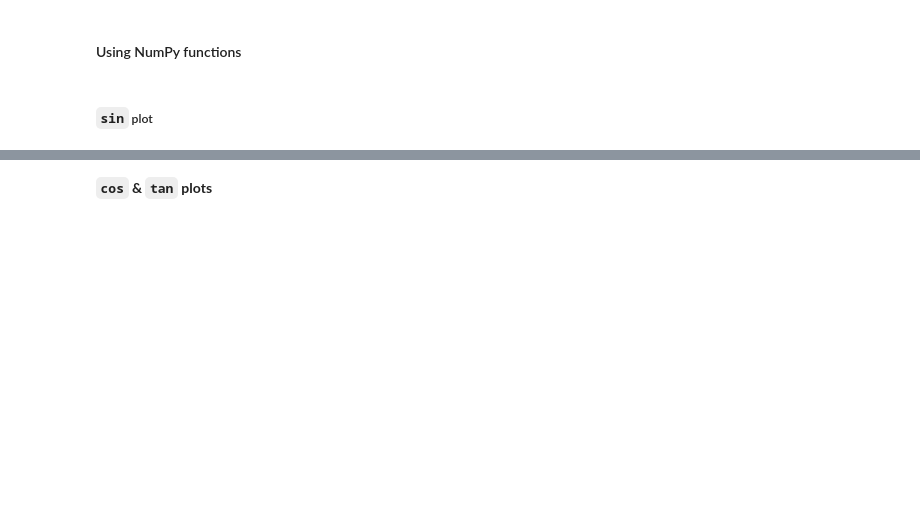
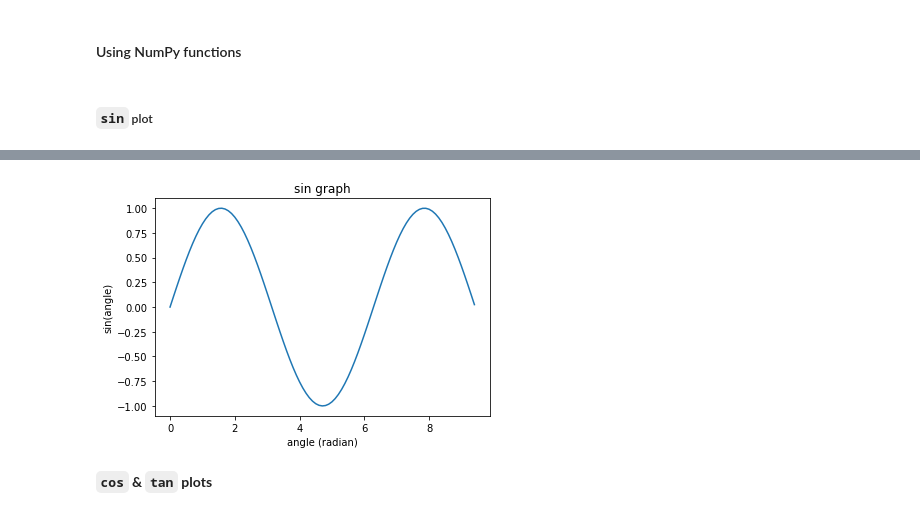
Before and after one commit to ravi-prakash1907/Predictive-Analytics, a Jupyter notebook: Python Basics/matplotlib.ipynb, the cells around one changed output, grey strips where cells are left out. Drawn from its saved outputs; the diff is of its cells as text; code cells hidden in the pictures; blank space fills up the shorter version.

```diff
--- a/Python Basics/matplotlib.ipynb
+++ b/Python Basics/matplotlib.ipynb
@@ -61,14 +69,16 @@ y[:5]
 # %%
 ## ploting the `sin` function on graph
 plt.plot(x,y)
 
 ## placing the identifiers
 plt.title("sin graph")
-plt.xlabel("x-axis")
-plt.ylabel("y-axis")
+plt.xlabel("angle (radian)")
+plt.ylabel("sin(angle)")
 
 ## showing the graph
 plt.show()
+# %% [output]
+[figure, added]
 # %% [markdown]
 **`cos` & `tan` plots**
 # %%
```
Also changed, not shown: parts of 17 cells of this notebook.
